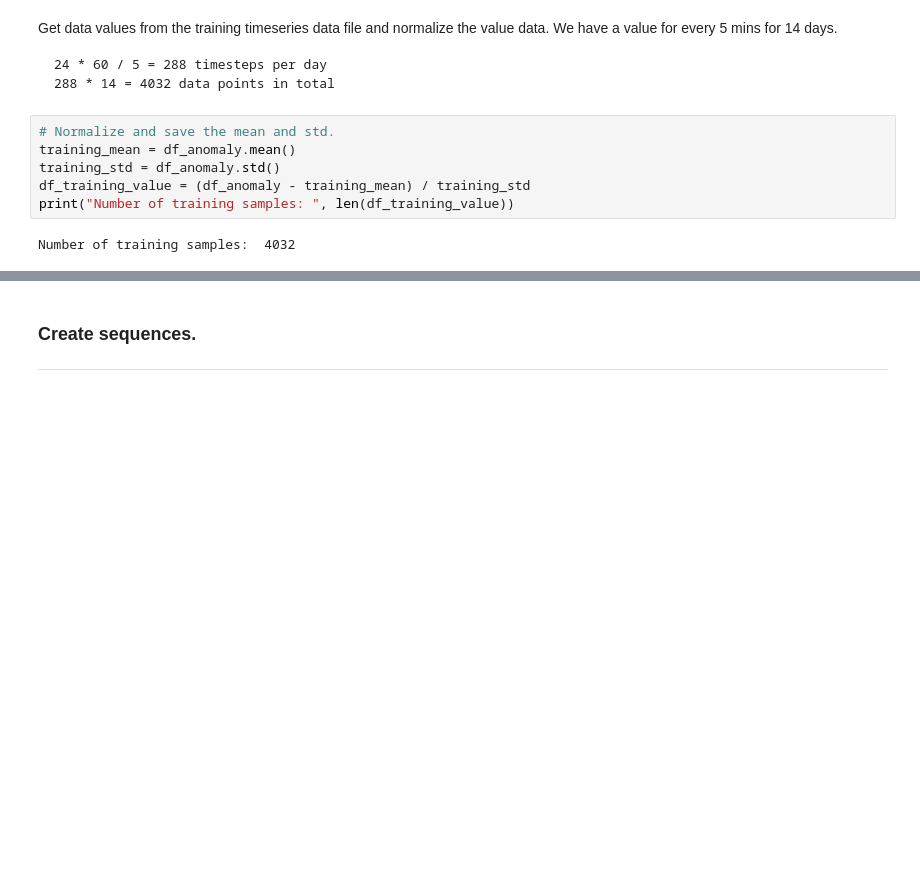
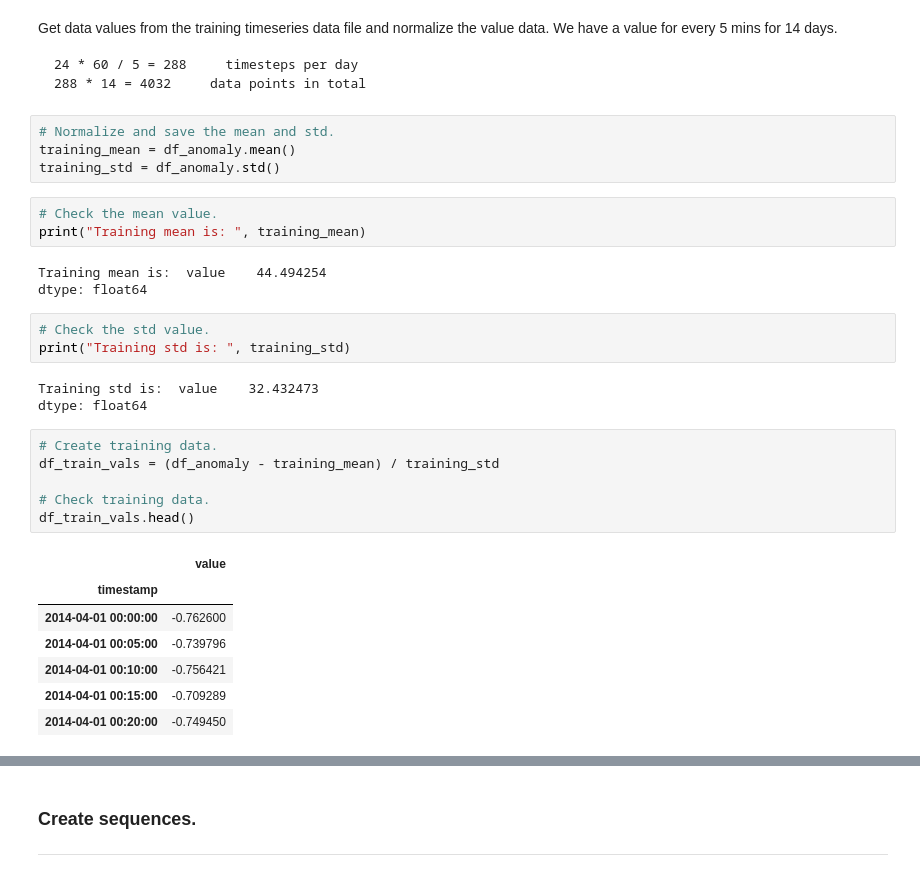
Before and after one commit to DracoNibilis/Machine-Learning-and-Statistic, a Jupyter notebook: anomaly-detection.ipynb, the cells around one changed output, grey strips where cells are left out. Drawn from its saved outputs; the diff is of its cells as text; blank space fills up the shorter version.

```diff
--- a/anomaly-detection.ipynb
+++ b/anomaly-detection.ipynb
@@ -105,8 +105,30 @@ Get data values from the training timeseries data file and normalize the value d
+# %%
+# Normalize and save the mean and std.
+training_mean = df_anomaly.mean()
+training_std = df_anomaly.std()
+# %%
+# Check the mean value.
+print("Training mean is: ", training_mean)
+# %% [output]
+Training mean is:  value    44.494254
+dtype: float64
+# %%
+# Check the std value.
+print("Training std is: ", training_std)
+# %% [output]
+Training std is:  value    32.432473
+dtype: float64
 # %%
-# Normalize and save the mean and std.
-training_mean = df_anomaly.mean()
-training_std = df_anomaly.std()
-df_training_value = (df_anomaly - training_mean) / training_std
-print("Number of training samples: ", len(df_training_value))
+# Create training data.
+df_train_vals = (df_anomaly - training_mean) / training_std
+
+# Check training data.
+df_train_vals.head()
 # %% [output]
-Number of training samples:  4032
+|  | value |
+| timestamp |  |
+| 2014-04-01 00:00:00 | -0.762600 |
+| 2014-04-01 00:05:00 | -0.739796 |
+| 2014-04-01 00:10:00 | -0.756421 |
+| 2014-04-01 00:15:00 | -0.709289 |
+| 2014-04-01 00:20:00 | -0.749450 |
```
Also changed, not shown: parts of 32 cells of this notebook.
